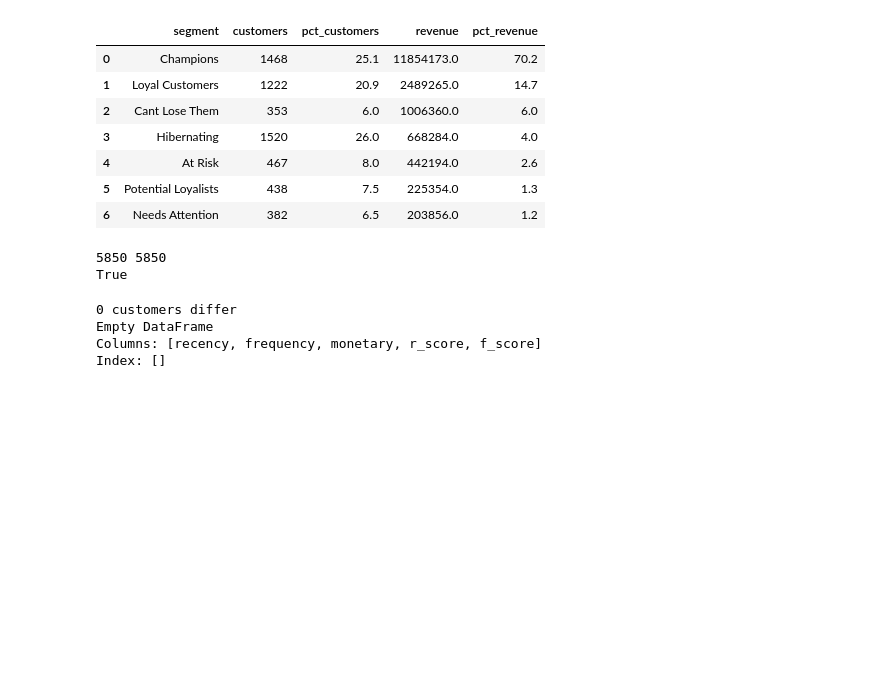
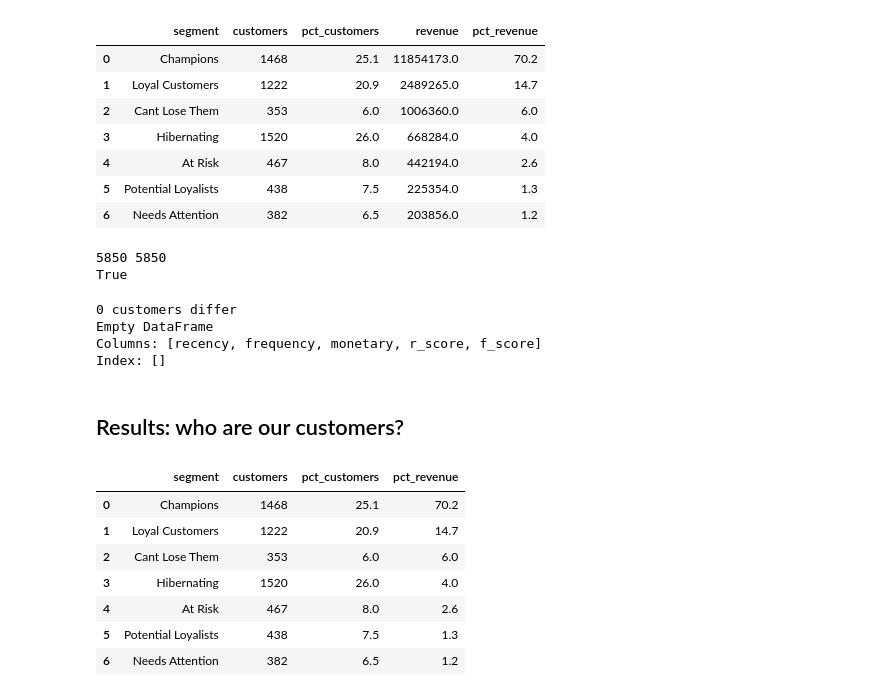
Before and after one commit to SamaMIS88/online_retail, a Jupyter notebook: rfm.ipynb, the cells around one changed output. Saved outputs shown, nothing was run; the diff lists cells and outputs as text; code cells hidden in the pictures; blank space fills up the shorter version.

```diff
--- a/rfm.ipynb
+++ b/rfm.ipynb
@@ -221,3 +221,28 @@ print(a.loc[diff.index, ["recency","frequency","monetary","r_score","f_score"]].
 Empty DataFrame
 Columns: [recency, frequency, monetary, r_score, f_score]
 Index: []
+# %% [markdown]
+## Results: who are our customers?
+# %%
+import seaborn as sns
+import matplotlib.pyplot as plt
+
+summary = con.sql("""
+SELECT segment,
+        COUNT(*) AS customers,
+        ROUND(100.0 * COUNT(*) / SUM(COUNT(*)) OVER (), 1) AS pct_customers,
+        ROUND(100.0 * SUM(monetary) / SUM(SUM(monetary)) OVER (), 1) AS pct_revenue
+from rfm_segments
+GROUP BY segment
+ORDER BY pct_revenue DESC
+""").df()
+summary
+# %% [output]
+|  | segment | customers | pct_customers | pct_revenue |
+| 0 | Champions | 1468 | 25.1 | 70.2 |
+| 1 | Loyal Customers | 1222 | 20.9 | 14.7 |
+| 2 | Cant Lose Them | 353 | 6.0 | 6.0 |
+| 3 | Hibernating | 1520 | 26.0 | 4.0 |
+| 4 | At Risk | 467 | 8.0 | 2.6 |
+| 5 | Potential Loyalists | 438 | 7.5 | 1.3 |
+| 6 | Needs Attention | 382 | 6.5 | 1.2 |
```
Also changed, not shown: parts of 4 cells of this notebook, 2 other files.
